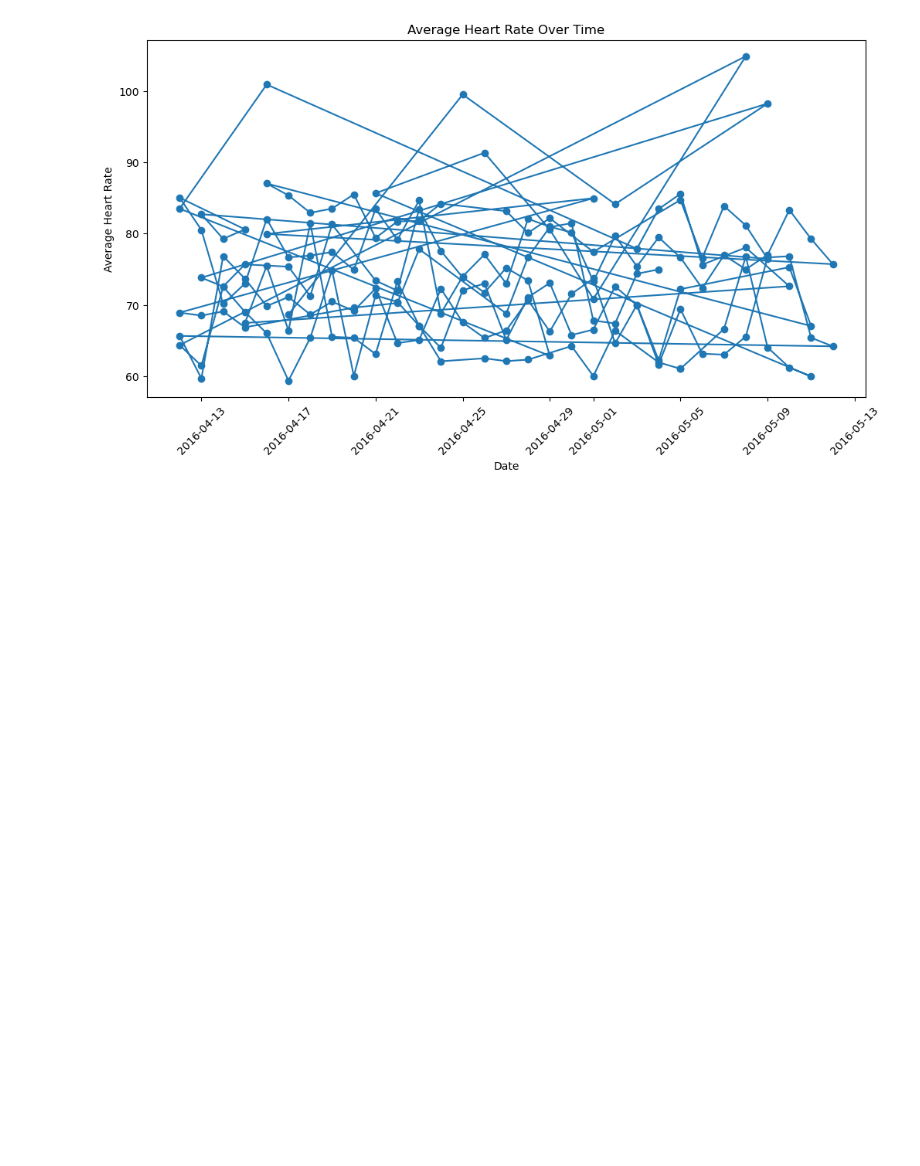
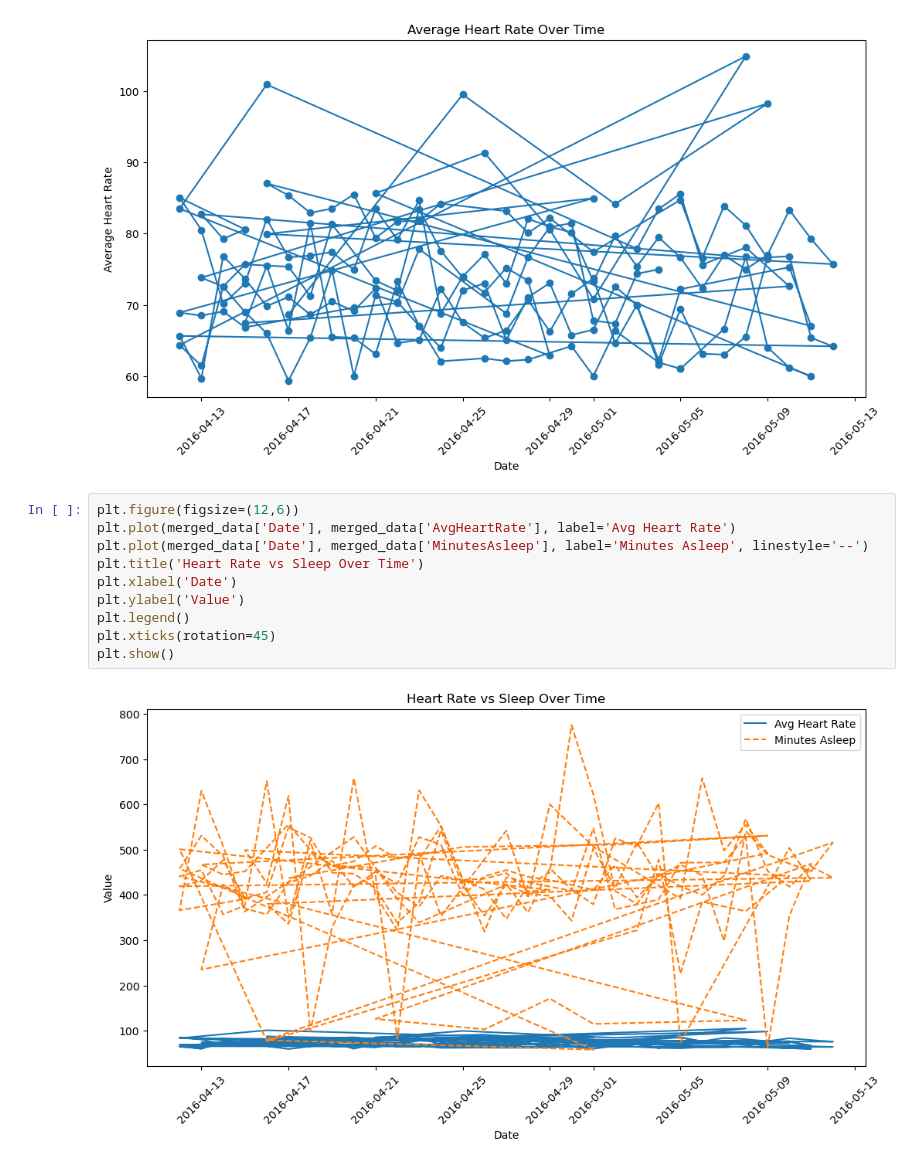
Before and after one commit to George-glor/health_analysis, a Jupyter notebook: heart_rate_stress_analysis.ipynb, the cells around one changed output. Saved outputs shown, nothing was run; the diff lists cells and outputs as text; blank space fills up the shorter version.

```diff
--- a/heart_rate_stress_analysis.ipynb
+++ b/heart_rate_stress_analysis.ipynb
@@ -338,3 +338,15 @@ plt.xticks(rotation=45)
 plt.show()
 # %% [output]
 [figure]
+# %%
+plt.figure(figsize=(12,6))
+plt.plot(merged_data['Date'], merged_data['AvgHeartRate'], label='Avg Heart Rate')
+plt.plot(merged_data['Date'], merged_data['MinutesAsleep'], label='Minutes Asleep', linestyle='--')
+plt.title('Heart Rate vs Sleep Over Time')
+plt.xlabel('Date')
+plt.ylabel('Value')
+plt.legend()
+plt.xticks(rotation=45)
+plt.show()
+# %% [output]
+[figure, added]
```
Also changed, not shown: parts of 3 cells of this notebook.
